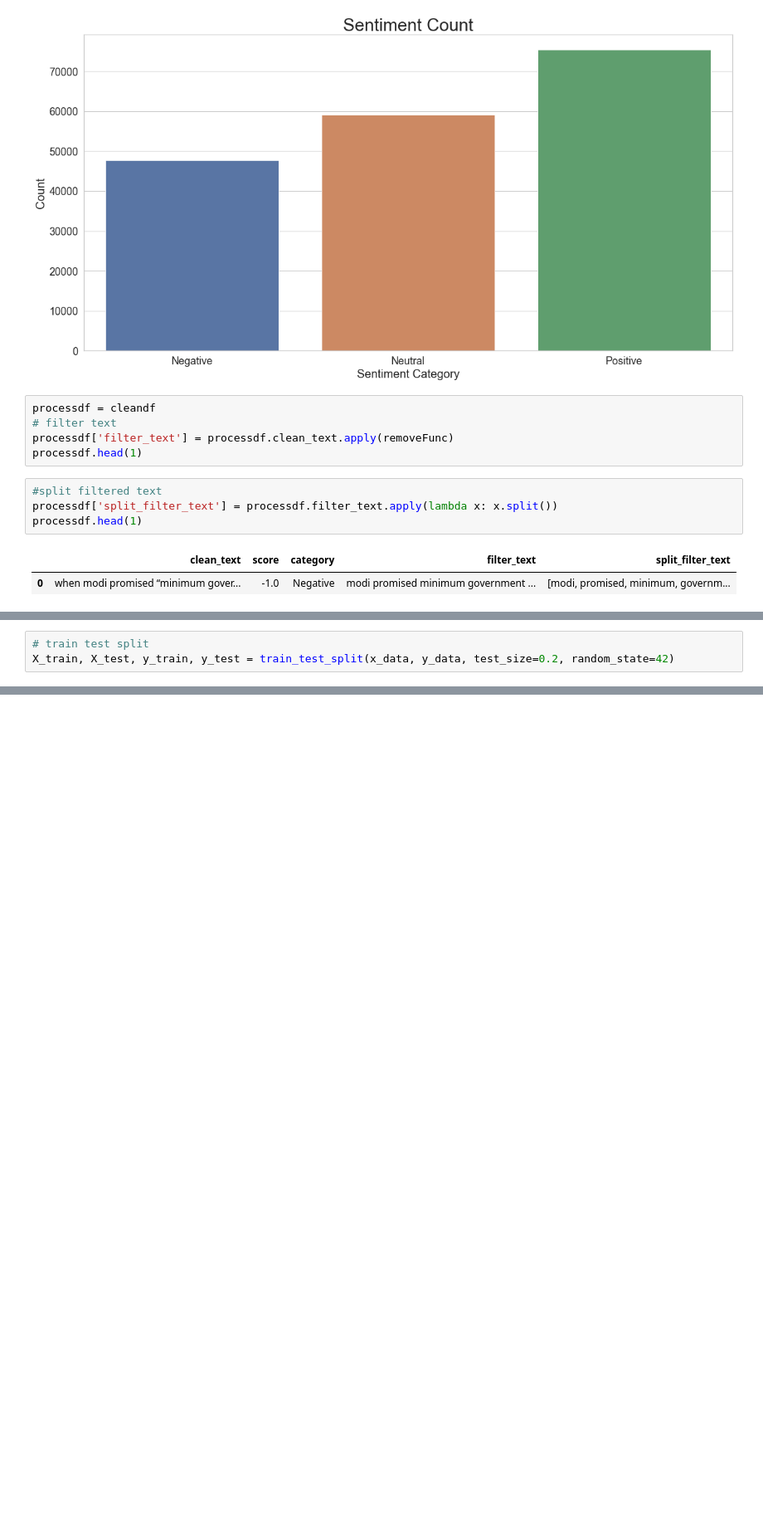
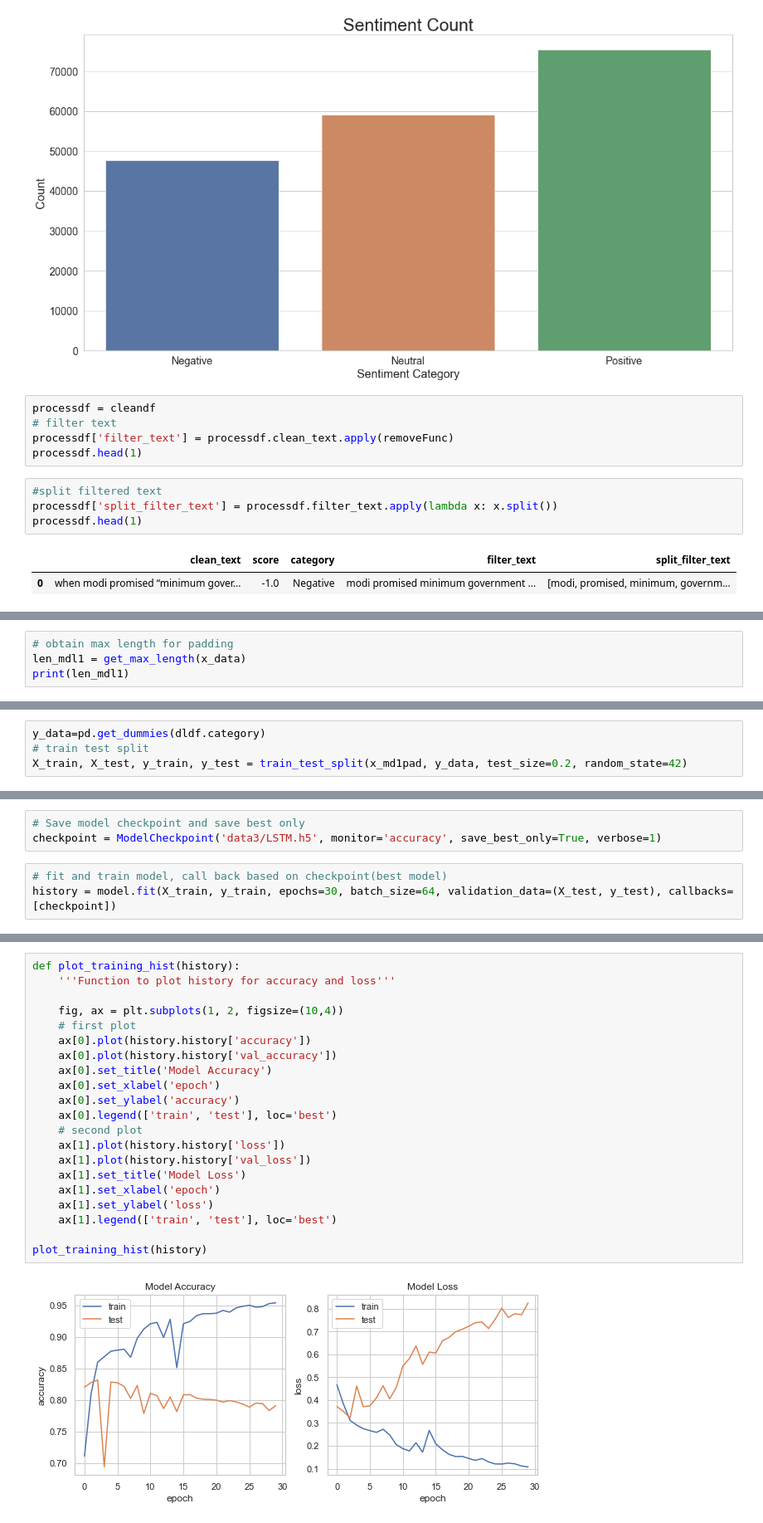
Before and after one commit to StockJanitor/Project43_Twitter, a Jupyter notebook: 2_rnnKerasLSTM.ipynb, the cells around one changed output, grey strips where cells are left out. Shown at 83% size. Cells and saved outputs as stored; diff of their text form; blank space fills up the shorter version.

Commit message:
optimized my model run 2 models

```diff
--- a/2_rnnKerasLSTM.ipynb
+++ b/2_rnnKerasLSTM.ipynb
@@ -194,0 +204,4 @@ print(y_data[3])
+# %%
+# obtain max length for padding
+len_mdl1 = get_max_length(x_data)
+print(len_mdl1)
@@ -195,3 +229,4 @@ print(y_data[3])
 # %%
+y_data=pd.get_dummies(dldf.category)
 # train test split
-X_train, X_test, y_train, y_test = train_test_split(x_data, y_data, test_size=0.2, random_state=42)
+X_train, X_test, y_train, y_test = train_test_split(x_md1pad, y_data, test_size=0.2, random_state=42)
@@ -200,0 +283,6 @@ print(max_length)
+# %%
+# Save model checkpoint and save best only
+checkpoint = ModelCheckpoint('data3/LSTM.h5', monitor='accuracy', save_best_only=True, verbose=1)
+# %%
+# fit and train model, call back based on checkpoint(best model)
+history = model.fit(X_train, y_train, epochs=30, batch_size=64, validation_data=(X_test, y_test), callbacks=[checkpoint])
@@ -200,0 +307,23 @@ print(max_length)
+# %%
+def plot_training_hist(history):
+    '''Function to plot history for accuracy and loss'''
+
+    fig, ax = plt.subplots(1, 2, figsize=(10,4))
+    # first plot
+    ax[0].plot(history.history['accuracy'])
+    ax[0].plot(history.history['val_accuracy'])
+    ax[0].set_title('Model Accuracy')
+    ax[0].set_xlabel('epoch')
+    ax[0].set_ylabel('accuracy')
+    ax[0].legend(['train', 'test'], loc='best')
+    # second plot
+    ax[1].plot(history.history['loss'])
+    ax[1].plot(history.history['val_loss'])
+    ax[1].set_title('Model Loss')
+    ax[1].set_xlabel('epoch')
+    ax[1].set_ylabel('loss')
+    ax[1].legend(['train', 'test'], loc='best')
+
+plot_training_hist(history)
+# %% [output]
+[figure, added]
```
Also changed, not shown: parts of 22 cells of this notebook, 4 other files.
